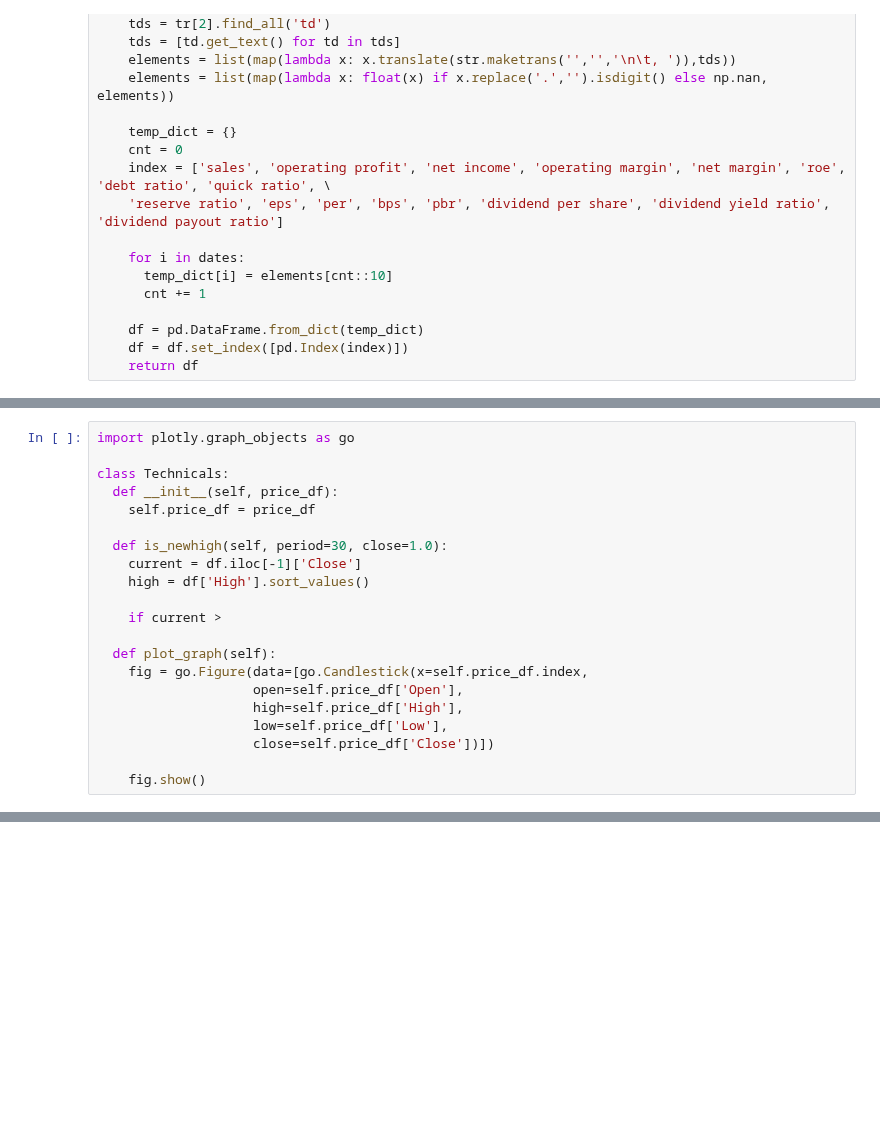
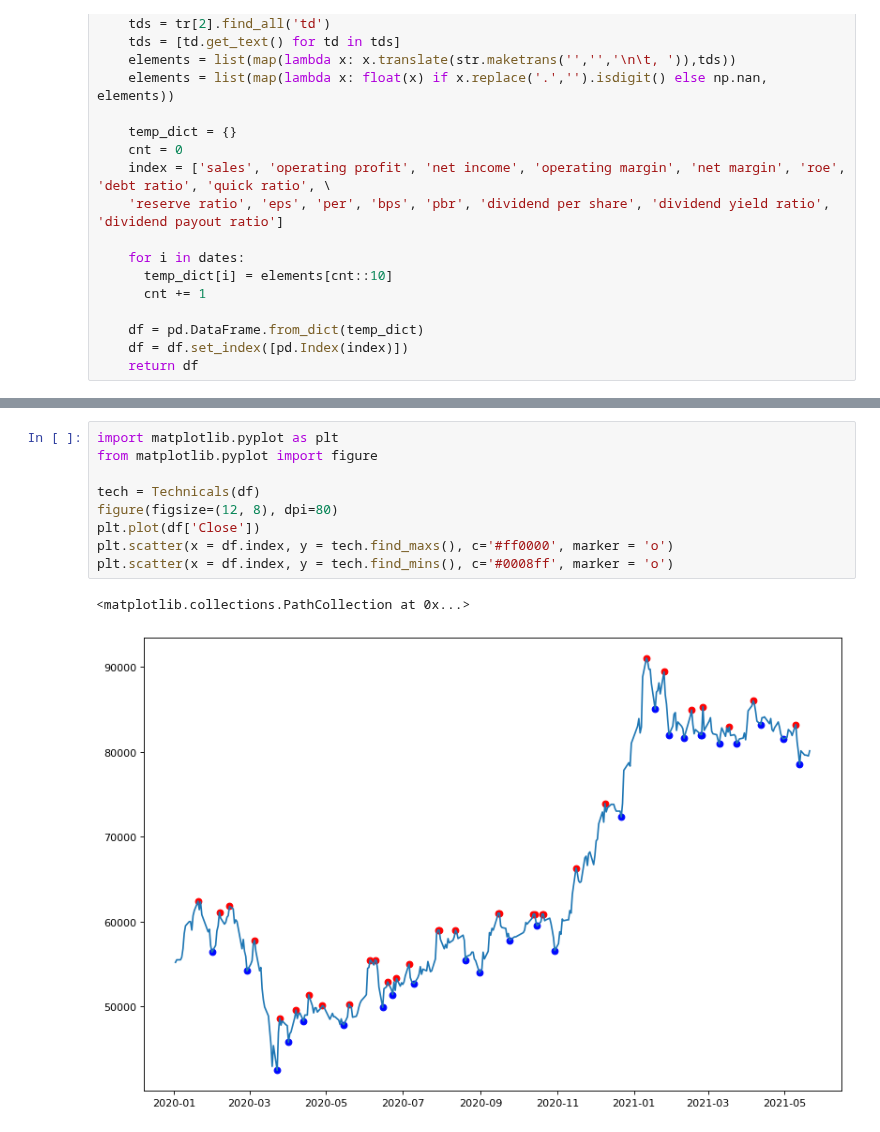
Before and after one commit to yeonghun00/stock-notes, a Jupyter notebook: techincals.ipynb, the cells around one changed output, grey strips where cells are left out. Drawn from its saved outputs; the diff is of its cells as text; blank space fills up the shorter version.

```diff
--- a/techincals.ipynb
+++ b/techincals.ipynb
@@ -100,21 +84,0 @@ Name: High, Length: 95, dtype: int64
-# %%
-import plotly.graph_objects as go
-
-class Technicals:
-  def __init__(self, price_df):
-    self.price_df = price_df
-
-  def is_newhigh(self, period=30, close=1.0):
-    current = df.iloc[-1]['Close']
-    high = df['High'].sort_values()
-
-    if current >
-
-  def plot_graph(self):
-    fig = go.Figure(data=[go.Candlestick(x=self.price_df.index,
-                    open=self.price_df['Open'],
-                    high=self.price_df['High'],
-                    low=self.price_df['Low'],
-                    close=self.price_df['Close'])])
-
-    fig.show()
@@ -120,0 +127,12 @@ class Technicals:
+# %%
+import matplotlib.pyplot as plt
+from matplotlib.pyplot import figure
+
+tech = Technicals(df)
+figure(figsize=(12, 8), dpi=80)
+plt.plot(df['Close'])
+plt.scatter(x = df.index, y = tech.find_maxs(), c='#ff0000', marker = 'o')
+plt.scatter(x = df.index, y = tech.find_mins(), c='#0008ff', marker = 'o')
+# %% [output]
+<matplotlib.collections.PathCollection at 0x...>
+[figure, added]
```
Also changed, not shown: parts of 3 cells of this notebook.
